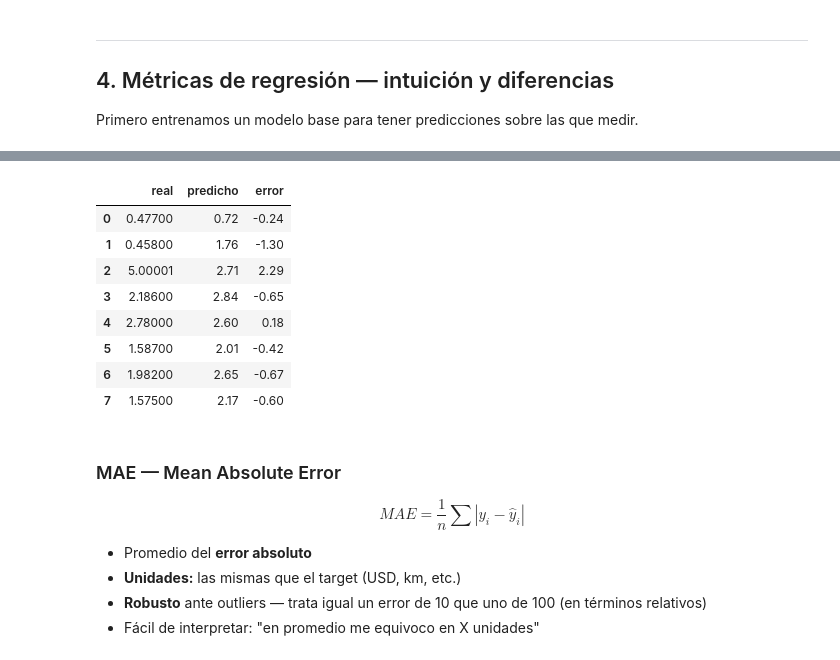
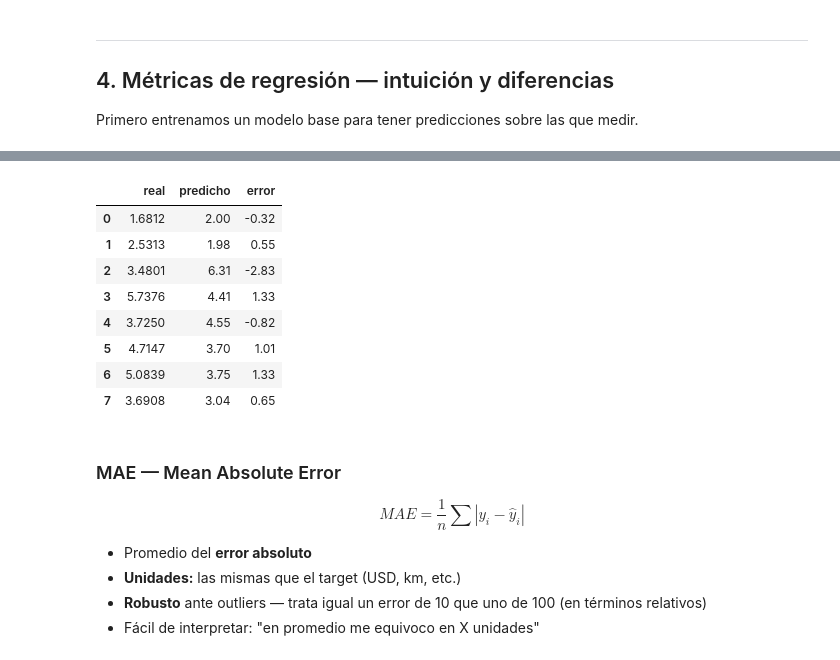
Before and after one commit to CatherineCabreraTT24/S11-Supervised-Learning, a Jupyter notebook: Webinar 2 Teoría/W2_Scaling_Metricas.ipynb, the cells around one changed output, grey strips where cells are left out. Cells and saved outputs as stored; diff of their text form; code cells hidden in the pictures.

```diff
--- a/Webinar 2 Teoría/W2_Scaling_Metricas.ipynb
+++ b/Webinar 2 Teoría/W2_Scaling_Metricas.ipynb
@@ -224,23 +293,33 @@ Primero entrenamos un modelo base para tener predicciones sobre las que medir.
+# %%
+X=housing.drop(columns=['MedInc','Longitude','AveBedrms'])
+y=housing['MedInc']
+
+X_train_hsc, X_test_hsc, y_train_hsc, y_test_hsc = train_test_split(X, y, test_size=0.2, random_state=42)
 # %%
+# scaling
+scaler_hsc = RobustScaler()
+X_train_hsc_scaled = scaler_hsc.fit_transform(X_train_hsc)
+X_test_hsc_scaled = scaler_hsc.transform(X_test_hsc)
+
 # Modelo base: regresión lineal sobre California Housing
 lr = LinearRegression()
-lr.fit(X_train_hsc, y_train_h)
-y_pred = lr.predict(X_test_hsc)
+lr.fit(X_train_hsc_scaled, y_train_hsc)
+y_pred = lr.predict(X_test_hsc_scaled)
 
 # Ver algunas predicciones vs reales
-comparacion = pd.DataFrame({'real': y_test_h.values[:8], 'predicho': y_pred[:8].round(2)})
+comparacion = pd.DataFrame({'real': y_test_hsc.values[:8], 'predicho': y_pred[:8].round(2)})
 comparacion['error'] = (comparacion['real'] - comparacion['predicho']).round(2)
 comparacion
 # %% [output]
 |  | real | predicho | error |
-| 0 | 0.47700 | 0.72 | -0.24 |
-| 1 | 0.45800 | 1.76 | -1.30 |
-| 2 | 5.00001 | 2.71 | 2.29 |
-| 3 | 2.18600 | 2.84 | -0.65 |
-| 4 | 2.78000 | 2.60 | 0.18 |
-| 5 | 1.58700 | 2.01 | -0.42 |
-| 6 | 1.98200 | 2.65 | -0.67 |
-| 7 | 1.57500 | 2.17 | -0.60 |
+| 0 | 1.6812 | 2.00 | -0.32 |
+| 1 | 2.5313 | 1.98 | 0.55 |
+| 2 | 3.4801 | 6.31 | -2.83 |
+| 3 | 5.7376 | 4.41 | 1.33 |
+| 4 | 3.7250 | 4.55 | -0.82 |
+| 5 | 4.7147 | 3.70 | 1.01 |
+| 6 | 5.0839 | 3.75 | 1.33 |
+| 7 | 3.6908 | 3.04 | 0.65 |
 # %% [markdown]
 ### MAE — Mean Absolute Error
 $$MAE = \frac{1}{n} \sum |y_i - \hat{y}_i|$$
```
Also changed, not shown: parts of 15 cells of this notebook, 2 other files.
